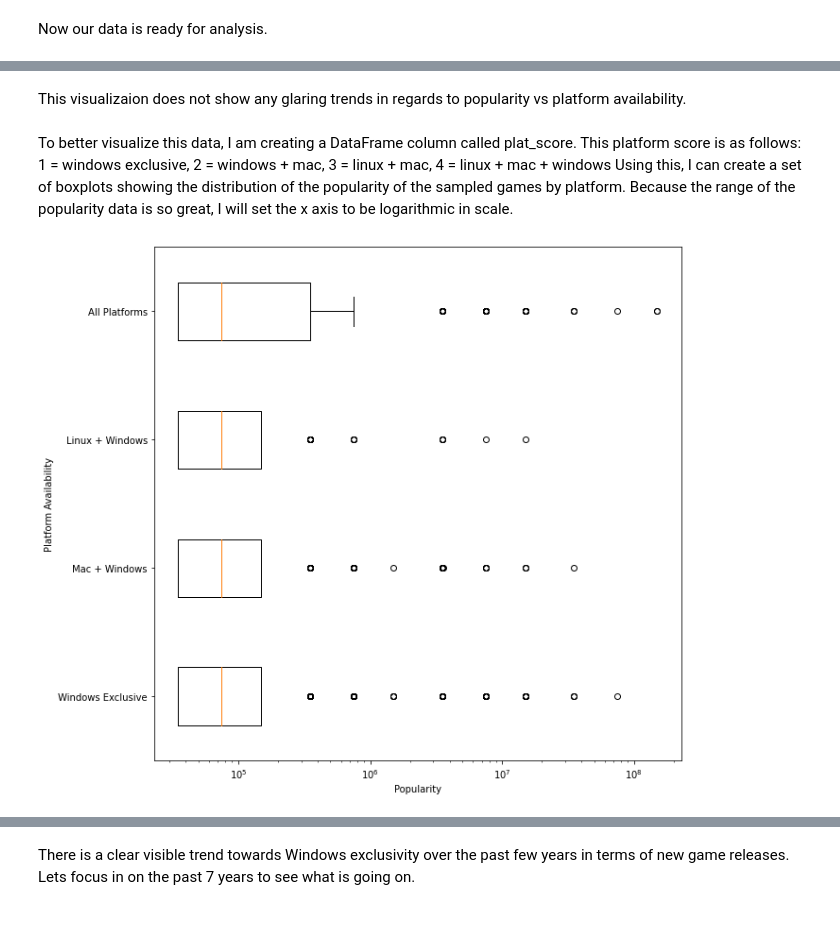
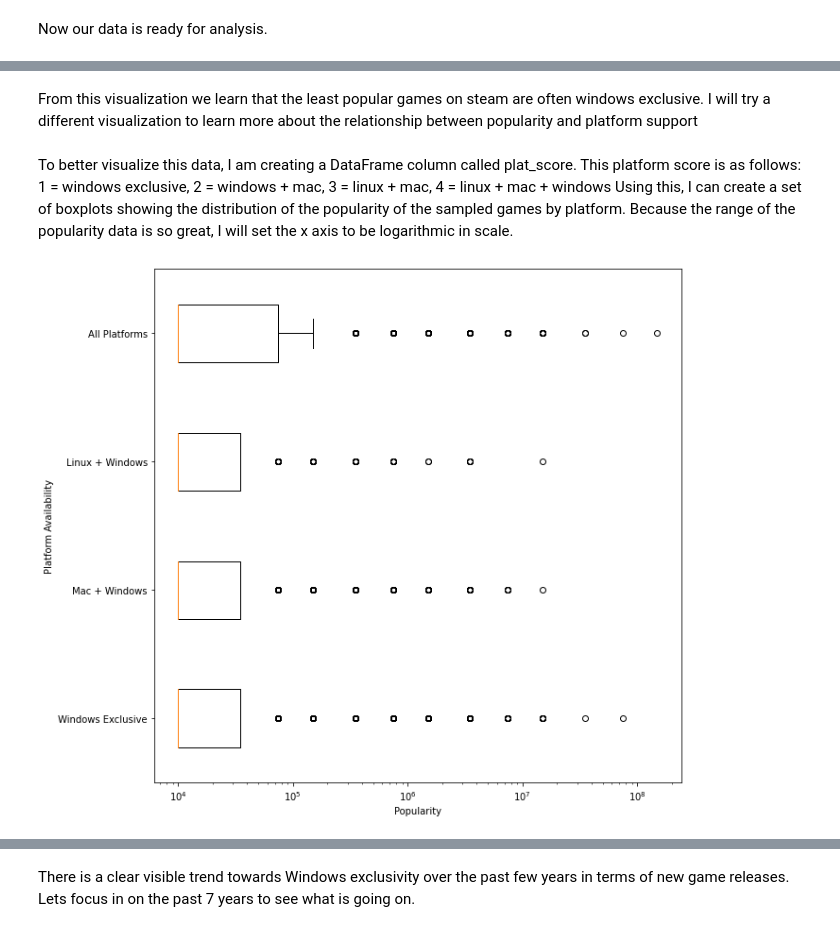
Before and after one commit to LMenefee4/LMenefee4, a Jupyter notebook: Steam Analysis.ipynb, the cells around one changed output, grey strips where cells are left out. Saved outputs shown, nothing was run; the diff lists cells and outputs as text; code cells hidden in the pictures.

Commit message:
Updated Steam Analysis to remove unsuccessful scrape. Remaining code altered to run on Nik Davis' Steam Data from 2019. Project now provides more meaningful insights with enhanced data set.

```diff
--- a/Steam Analysis.ipynb
+++ b/Steam Analysis.ipynb
@@ -312,13 +60,14 @@ master_df.head()
 # %% [markdown]
 Platforms and release_date are currently in an unhashable format which is difficult to deal with. I will separate platforms into three different columns: 'windows', 'mac', and 'linux', which will have boolean values indicating if that game is available on that platform.
 # %%
+#creating boolean columns of platform availability
 windows = []
 mac = []
 linux = []
 for x in master_df['platforms']:
-    windows.append(x.get('windows'))
-    mac.append(x.get('mac'))
-    linux.append(x.get('linux'))
+    windows.append('windows' in x)
+    mac.append('mac' in x)
+    linux.append('linux' in x)
 master_df['windows'] = windows
 master_df['mac'] = mac
 master_df['linux'] = linux
@@ -365,0 +85,11 @@ master_df.head()
+# %%
+#creating datetime objects for ease of access
+import datetime
+from datetime import date
+
+dates = []
+for x in master_df['release_date']:
+    date_object = datetime.datetime.fromisoformat(x)
+    dates.append(datetime.date(date_object.year,date_object.month,date_object.day))
+master_df['release_date'] = dates
+master_df.head()
@@ -369,9 +106,12 @@ Finally, owners is formatted as a string. This string represents an estimated ra
 est_owners = []
 plus_minus = []
 for o_str in master_df['owners']:
-    o_str = o_str.replace(',','')
-    o_min = re.match(r'^(\d+)',o_str).group(1)
-    o_max = re.match(r'^(\d+) .. (\d+)$',o_str).group(2)
+    try:
+        o_min = re.match(r'^(\d+)',o_str).group(1)
+        o_max = re.match(r'^(\d+)-(\d+)$',o_str).group(2)
+    except AttributeError:
+        o_min = re.match(r'^(\d+)-(\d+)$',o_str)
+        o_max = re.match(r'^(\d+)-(\d+)$',o_str)
     est_owners.append((int(o_min)+int(o_max))/2)
     plus_minus.append((int(o_max)-int(o_min))/2)
 master_df['est_owners'] = est_owners
@@ -390,7 +127,0 @@ The only game in this sample that is not available on windows is Call of Duty: B
-# %%
-master_df.loc[1160,'name'] = "Call of Duty: Black Ops"
-master_df.loc[1160,'price'] = 39.99
-master_df.loc[1160,'windows'] = True
-master_df.loc[1160,'est_owners'] = 3575000
-master_df.loc[1160,'plus_minus'] = 1525000
-master_df.head()
@@ -466,5 +211,5 @@ plt.show()
-# %% [markdown]
-This visualizaion does not show any glaring trends in regards to popularity vs platform availability.
+# %% [markdown]
+From this visualization we learn that the least popular games on steam are often windows exclusive. I will try a different visualization to learn more about the relationship between popularity and platform support
 # %% [markdown]
 To better visualize this data, I am creating a DataFrame column called plat_score. This platform score is as follows:
 1 = windows exclusive,
@@ -475,18 +220,18 @@ Using this, I can create a set of boxplots showing the distribution of the popul
 # %%
 master_df['plat_score'] = plat_score
 win_df = master_df[master_df['plat_score']==1]
-macwin_df = master_df[master_df['plat_score']==2]
-linwin_df = master_df[master_df['plat_score']==3]
-maclinwin_df = master_df[master_df['plat_score']==4]
+macwin_df = master_df[master_df['plat_score']==5]
+linwin_df = master_df[master_df['plat_score']==6]
+maclinwin_df = master_df[master_df['plat_score']==7]
 x = [win_df['est_owners'].values,macwin_df['est_owners'].values,
      linwin_df['est_owners'].values,maclinwin_df['est_owners'].values]
 fig3, ax3 = plt.subplots(figsize=(10,10))
 ax3.boxplot(x,notch=False,vert=False)
 ax3.set_xscale('log')
 ax3.set_yticklabels(labels=['Windows Exclusive', 'Mac + Windows', 'Linux + Windows', 'All Platforms'])
 ax3.set_ylabel('Platform Availability')
 ax3.set_xlabel('Popularity')
 plt.show()
 # %% [output]
-[figure, old version]
+[figure, new version]
 # %% [markdown]
```
Also changed, not shown: parts of 45 cells of this notebook.
